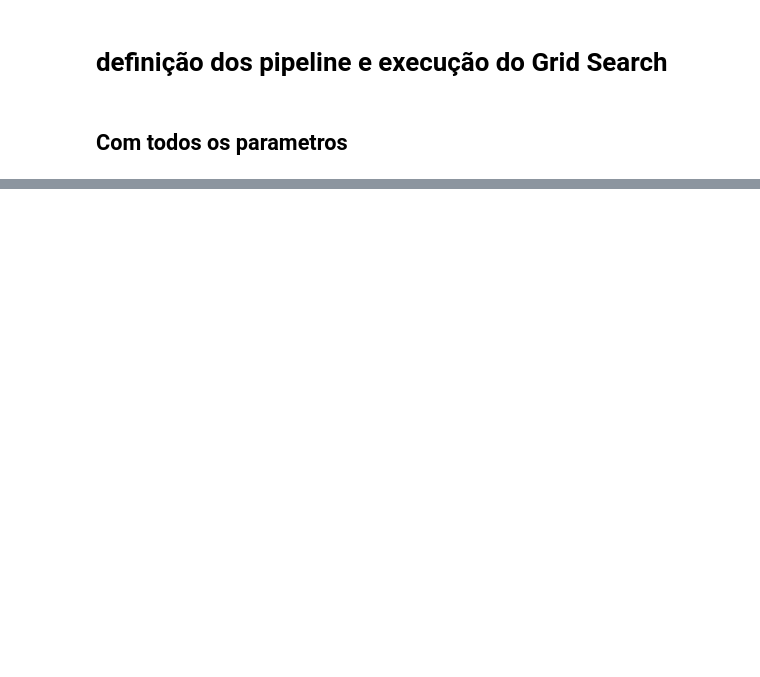
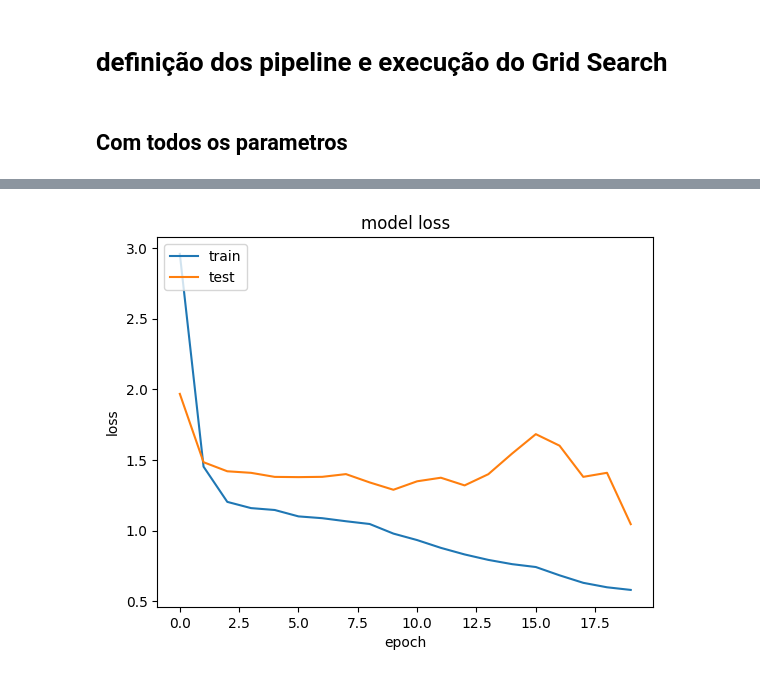
Before and after one commit to MatheusFrate/Estudo-Classificacao-de-textos, a Jupyter notebook: main_GRU.ipynb, the cells around one changed output, grey strips where cells are left out. Saved outputs shown, nothing was run; the diff lists cells and outputs as text; code cells hidden in the pictures; blank space fills up the shorter version.

Commit message:
melhora no funcionamento das redes neurais

```diff
--- a/main_GRU.ipynb
+++ b/main_GRU.ipynb
@@ -456,0 +423,6 @@ Counter({0: 297, 1: 297, 2: 297, 3: 297})
+# %%
+dataset = df['text']
+target = df['target']
+
+display(dataset.head())
+display(target.head())
@@ -459,7 +469,7 @@ Counter({0: 297, 1: 297, 2: 297, 3: 297})
 # %%
 
 class GRU(BaseEstimator, TransformerMixin):
-    def __init__(self, maxlength = 100, units = 100, optimizer = 'adam', output_layer_size = 4, dropout = 0, epochs = 50, ):
+    def __init__(self, maxlength = 100, units = 100, optimizer = 'adam', output_layer_size = 4, dropout = 0, epochs = 5, learning_rate = 0.001 ):
         self.model = None
         self.output_layer_size = output_layer_size
         self.optimizer = optimizer
@@ -467,6 +477,7 @@ class GRU(BaseEstimator, TransformerMixin):
         self.dropout = dropout
         self.epochs = epochs
         self.maxlength = maxlength
+        self.learning_rate = learning_rate
         # # Configura o modelo de rede neural artificial
         self.model = tf.keras.Sequential()
 
@@ -488,8 +499,8 @@ class GRU(BaseEstimator, TransformerMixin):
 
         self.model.add(layers.Dense(units=4, activation='softmax'))
 
-
-        self.model.compile(optimizer='adam', loss='sparse_categorical_crossentropy', metrics=['accuracy'])
+        optimizer = tf.keras.optimizers.Adam(learning_rate=self.learning_rate)
+        self.model.compile(optimizer=optimizer, loss='sparse_categorical_crossentropy', metrics=['accuracy'])
 
         self.history = self.model.fit(X, y, epochs = self.epochs, batch_size=100, validation_split=0.2, verbose = 0)
 
@@ -503,16 +514,16 @@ class GRU(BaseEstimator, TransformerMixin):
 
     def predict(self, X_test):
         y_pred = self.model.predict(X_test)
-        # y_pred = np.argmax(y_pred, axis=1)
+        return y_pred
+
+    def clean(self):
         self.model = Sequential()
-        return y_pred
 
     def get_history(self):
         return self.history
 # %% [markdown]
 ## Com todos os parametros
 # %%
-
 
 maxlength = 100
 pipelines = [
@@ -520,71 +531,67 @@ pipelines = [
     ('GRU Word2Vec', Pipeline([
         ('preprocessing', Preprocessing()),
         ('embedding', Embedding(pretreinado='False', vector_size=maxlength, window=3,min_count=1)),
-        ('clf', GRU(epochs=10)),
+        ('clf', GRU()),
     ])),
     ('GRU Word2Vec pretreinado', Pipeline([
         ('preprocessing', Preprocessing()),
         ('embedding', Embedding(pretreinado='True', vector_size=maxlength, window=3,min_count=1)),
-        ('clf', GRU(epochs=10)),
-    ])),
-    ('GRU Bert', Pipeline([
-        ('preprocessing', Preprocessing()),
-        ('embedding', Embedding(pretreinado='Bert', vector_size=maxlength, window=3,min_count=1)),
-        ('clf', GRU(epochs=10)),
+        ('clf', GRU()),
     ])),
 ]
 
-preprocessed_data = defaultdict(dict)
 # Definindo a grade de parâmetros
 parameters = {
     'preprocessing__stemming': [False, True],
     'preprocessing__stopwords': [False, True],
-    'clf__units':[100, 200, 300],
+    'clf__epochs':[10, 20, 30],
+    'clf__learning_rate':[0.001, 0.01, 0.1],
+    'clf__units':[10,20,30],
     'clf__dropout':[0, 0.1, 0.01],
     'clf__maxlength': [maxlength]
 }
 
-param_distributions = ParameterSampler(parameters, n_iter=5)
-best_accuracy = 0
-best_macro = 0
-best_params = None
+param_distributions = ParameterSampler(parameters, n_iter=10)
+
+best_auc_pipeline = 0
 best_pipeline = None
-best_history = None
+preprocessed_X_train = None
 for name, pipeline in pipelines:
     best_accuracy = 0
-    best_macro = 0
+    best_auc = 0
     best_params = None
-    best_pipeline = None
+    best_history = None
     print("\nMétodo: ", name)
+
     for params in param_distributions:
-        # Verifica se os dados pré-processados já existem no dicionário
-        key = (params['preprocessing__stemming'], params['preprocessing__stopwords'])
-        if key in preprocessed_data:
-            preprocessed_X_train = preprocessed_data[key]['train']
-            preprocessed_X_test = preprocessed_data[key]['test']
-        else:
-            # Realiza o pré-processamento e armazena os resultados no dicionário
-            preprocessor = Preprocessing(stemming=params['preprocessing__stemming'], stopwords=params['preprocessing__stopwords'])
-            preprocessed_X_train = preprocessor.transform(dataset2_train)
-            preprocessed_X_test = preprocessor.transform(dataset2_test)
-            preprocessed_data[key]['train'] = preprocessed_X_train
-            preprocessed_data[key]['test'] = preprocessed_X_test
-        filtered_params_dict = {k: v for k, v in params.items() if not k.startswith('preprocessing')}
-        pipeline.set_params(**filtered_params_dict)
+        print("Parâmetros: ")
+        print("stemming: ", params['preprocessing__stemming'])
+        print("stopwords: ", params['preprocessing__stopwords'])
+        print("epochs: ", params['clf__epochs'])
+        print("learning_rate: ", params['clf__learning_rate'])
+        print("units: ", params['clf__units'])
+        print("dropout: ", params['clf__dropout'])
+        print("maxlength: ", params['clf__maxlength'])
+
+# Verifica se os dados pré-processados já existem no dicionário
+
+        pipeline.set_params(**params)
         # Ajusta o pipeline aos dados pré-processados
-        pipeline.fit(preprocessed_X_train, y_train)
+        pipeline.fit(X_train, y_train)
         history = pipeline.named_steps['clf'].get_history()
-        Y_pred = pipeline.predict(preprocessed_X_test )
+        Y_pred = pipeline.predict(X_test )
         y_pred = np.argmax(Y_pred, axis=1)
         accuracy = accuracy_score(y_test, y_pred)
         macro_f1 = f1_score(y_test, y_pred, average='macro'  )
         precision = precision_score(y_test, y_pred, average='macro', zero_division=0)
         recall = recall_score(y_test, y_pred, average='macro')
         auc = roc_auc_score(y_test, Y_pred, average='macro', multi_class='ovr')
-
+        pipeline.named_steps['clf'].clean()
         tf.keras.backend.clear_session()
-        # Se o macro f1 for melhor que o melhor macro f1 até agora, atualiza o melhor macro f1 e os melhores parâmetros
-        if macro_f1 > best_macro:
+        # display('accuracy', accuracy, 'macro_f1', macro_f1, 'precision', precision, 'recall', recall, 'auc', auc)
+        print('accuracy', accuracy, 'macro_f1', macro_f1, 'precision', precision, 'recall', recall, 'auc', auc)
+        # Se o auc for melhor que o melhor auc até agora, atualiza o melhor auc e os melhores parâmetros
+        if auc > best_auc:
             best_accuracy = accuracy
             best_macro = macro_f1
             best_precision = precision
@@ -594,6 +601,10 @@ for name, pipeline in pipelines:
             best_history = history
             best_auc = auc
 
+
+    if best_auc > best_auc_pipeline:
+        best_auc_pipeline = best_auc
+        best_pipeline = pipeline
     print("Melhor Acurácia: ", best_accuracy)
     print("Melhor Macro F1: ", best_macro)
     print("Melhor precisão: ", best_precision)
@@ -601,8 +612,8 @@ for name, pipeline in pipelines:
     print("Melhor AUC: ", best_auc)
     print("Melhores Parâmetros: ", best_params)
 
-    plt.plot(history.history['loss'])
-    plt.plot(history.history['val_loss'])
+    plt.plot(best_history.history['loss'])
+    plt.plot(best_history.history['val_loss'])
     plt.title('model loss')
     plt.ylabel('loss')
     plt.xlabel('epoch')
@@ -650,0 +730 @@ You should probably TRAIN this model on a down-stream task to be able to use it
+[figure, new version]
```
Also changed, not shown: parts of 14 cells of this notebook, 4 other files.
